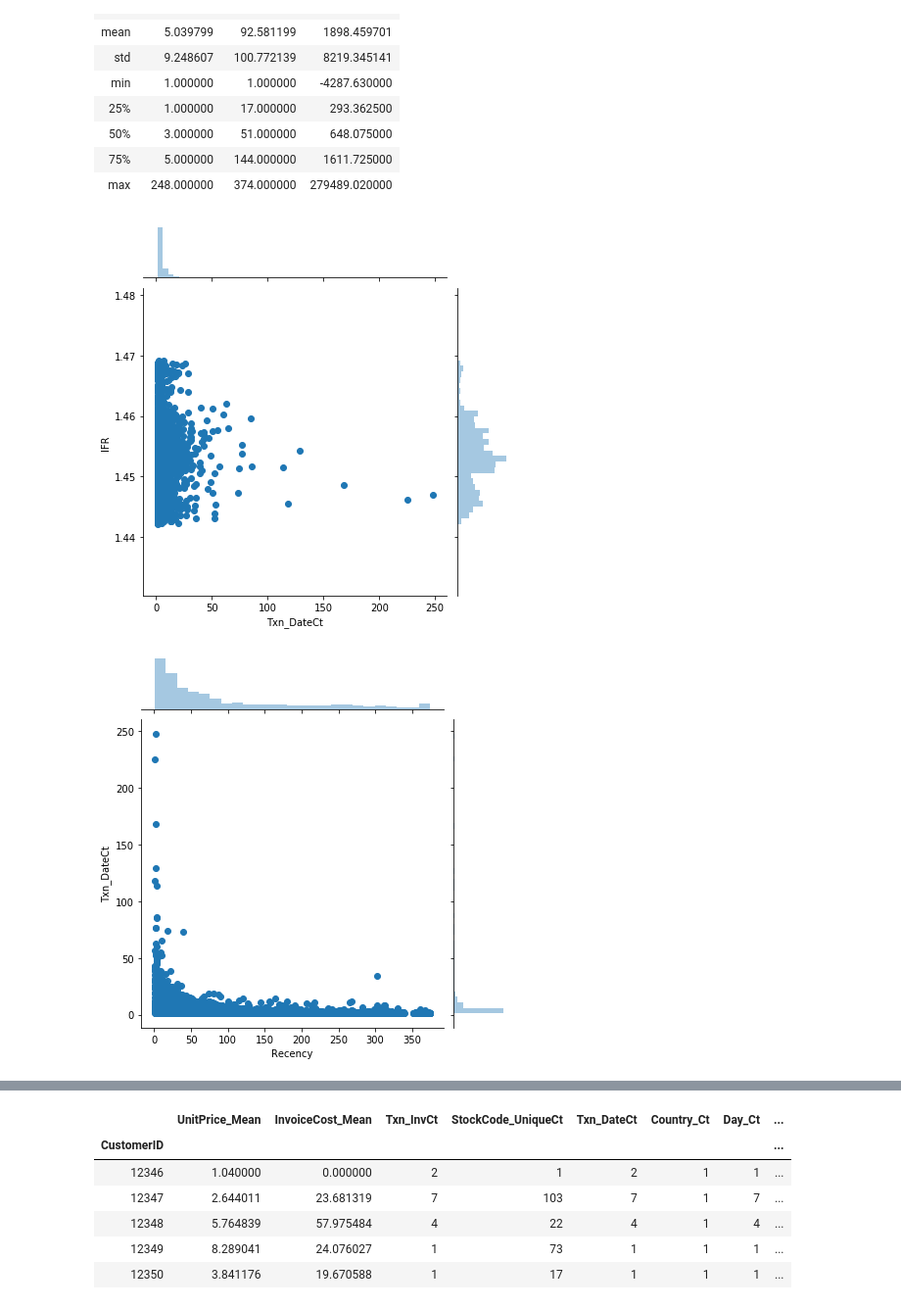
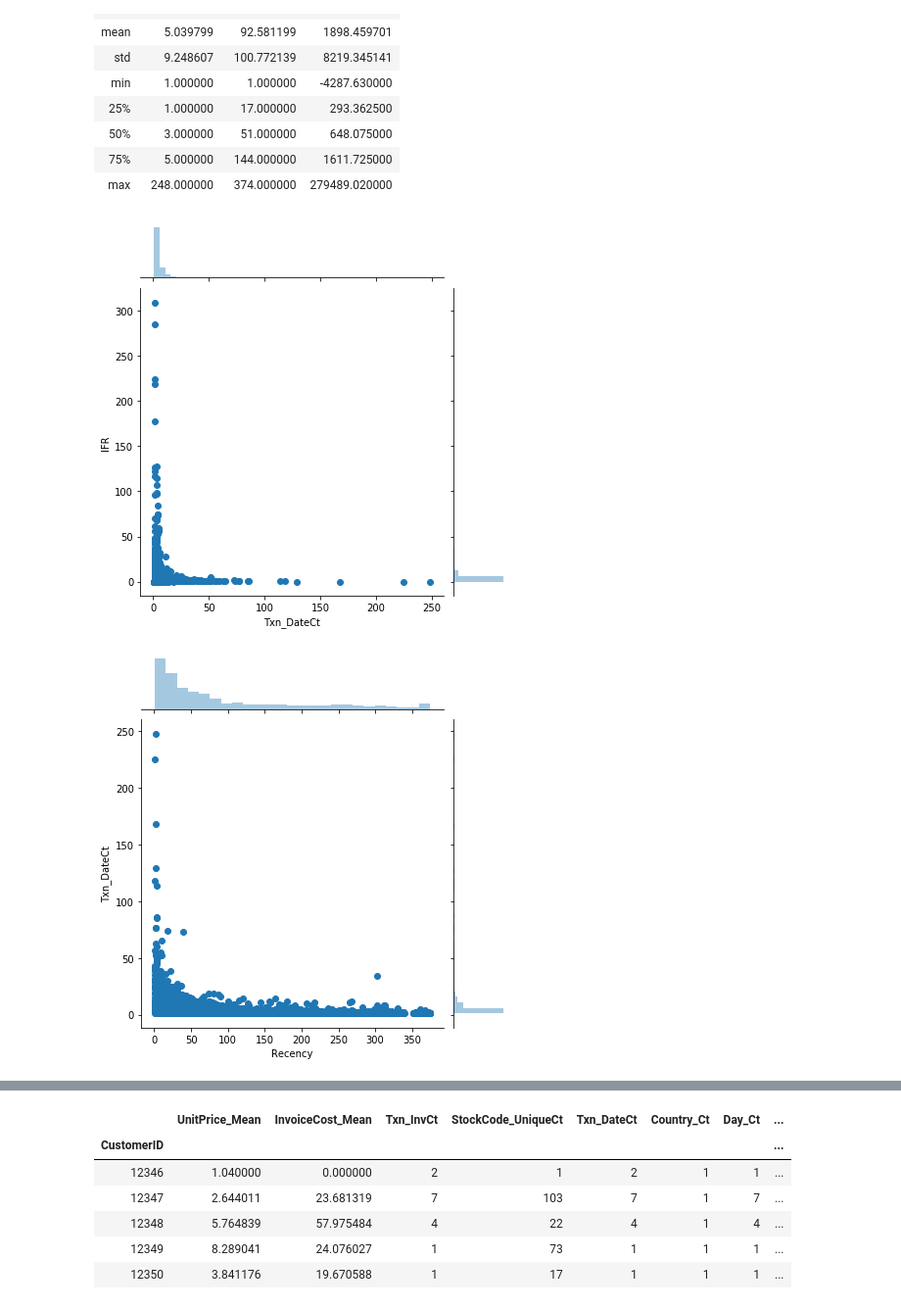
Before and after one commit to lotus17/springboard, a Jupyter notebook: Capstone1 data explore.ipynb, the cells around one changed output, grey strips where cells are left out. Shown at 98% size. Saved outputs shown, nothing was run; the diff lists cells and outputs as text; code cells hidden in the pictures.

```diff
--- a/Capstone1 data explore.ipynb
+++ b/Capstone1 data explore.ipynb
@@ -232,19 +286,21 @@ print(data_clean)
 
 [406829 rows x 10 columns]
 # %%
-dif_list = []
 #print((data_clean['Invoice_DAY'][0] - data_clean['Invoice_DAY'][4000]).days)
 def ifr(var):
+    dif_list = []
     for i in range(1,len(var)):
         dif_list.append((var.iloc[i]-var.iloc[i-1]).days)
+    if len(dif_list)<1:
+        return None
     IFR = np.mean(dif_list)
     return IFR
 # %%
 import numpy as np
 data_IFR = data_clean.groupby("CustomerID")['Invoice_DAY'].agg(IFR= lambda x: ifr(x),
                                                  Recency=lambda y: snapshotday - y.max())
-##for column in data_IFR:
-##    data_IFR[column] = data_IFR[column].days
+
+data_IFR['Recency'] = data_IFR['Recency'].dt.days
 print(data_IFR.head())
 # %% [output]
                  IFR  Recency
@@ -317,9 +474,11 @@ data_final[['Txn_DateCt','Recency','Total_Spend']].describe()
 # %%
 # Plot bivariate
 sns.jointplot('Txn_DateCt','IFR', data_final)
 plt.show()
 sns.jointplot('Recency','Txn_DateCt', data_final)
 plt.show()
+sns.jointplot('Total_Spend','Txn_DateCt', data_final)
+plt.show()
 # %% [output]
-[figure, old version]
+[figure, new version]
 [figure]
```
Also changed, not shown: parts of 15 cells of this notebook.
